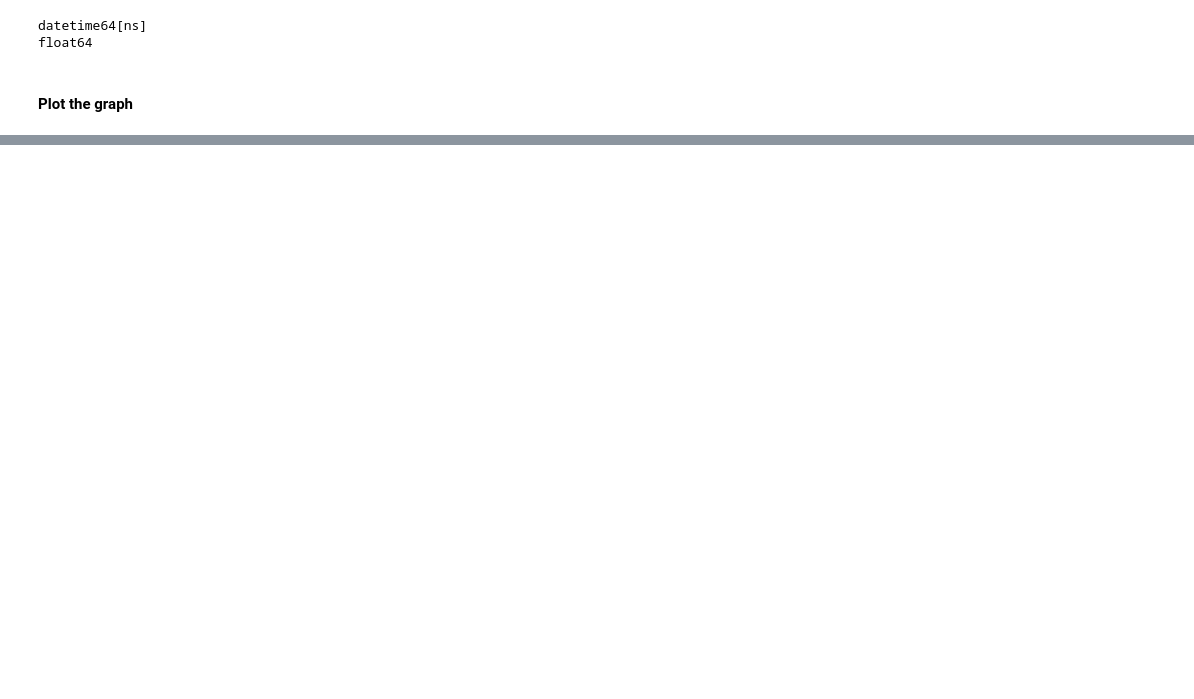
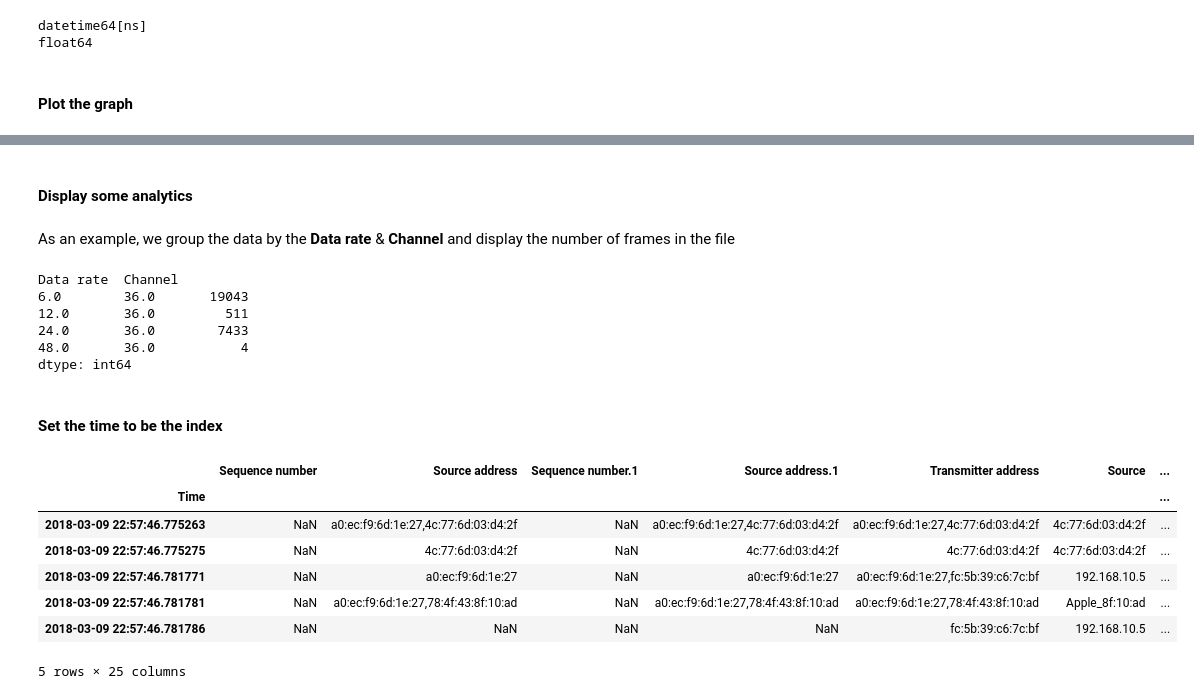
Before and after one commit to alokswaincontact/cisco_hackathon_2018, a Jupyter notebook: Cisco ML Hackathon 2018.ipynb, the cells around one changed output, grey strips where cells are left out. Drawn from its saved outputs; the diff is of its cells as text; code cells hidden in the pictures; blank space fills up the shorter version.

```diff
--- a/Cisco ML Hackathon 2018.ipynb
+++ b/Cisco ML Hackathon 2018.ipynb
@@ -152,3 +117,18 @@ data = [go.Scatter(x=df['Time'][0:500], y = df['Signal [dBm]'][0:500])]
 py.iplot(data)
 # %% [output]
 [interactive output not drawn]
+# %% [markdown]
+#### Display some analytics
+# %% [markdown]
+As an example, we group the data by the **Data rate** & **Channel** and display the number of frames in the file
+# %%
+df.groupby(['Data rate', 'Channel']).size()
+# %% [output]
+Data rate  Channel
+6.0        36.0       19043
+12.0       36.0         511
+24.0       36.0        7433
+48.0       36.0           4
+dtype: int64
+# %% [markdown]
+#### Set the time to be the index
@@ -154,0 +137,11 @@ py.iplot(data)
+# %%
+df.head()
+# %% [output]
+|  | Sequence number | Source address | Sequence number.1 | Source address.1 | Transmitter address | Source | ... |
+| Time |  |  |  |  |  |  | ... |
+| 2018-03-09 22:57:46.775263 | NaN | a0:ec:f9:6d:1e:27,4c:77:6d:03:d4:2f | NaN | a0:ec:f9:6d:1e:27,4c:77:6d:03:d4:2f | a0:ec:f9:6d:1e:27,4c:77:6d:03:d4:2f | 4c:77:6d:03:d4:2f | ... |
+| 2018-03-09 22:57:46.775275 | NaN | 4c:77:6d:03:d4:2f | NaN | 4c:77:6d:03:d4:2f | 4c:77:6d:03:d4:2f | 4c:77:6d:03:d4:2f | ... |
+| 2018-03-09 22:57:46.781771 | NaN | a0:ec:f9:6d:1e:27 | NaN | a0:ec:f9:6d:1e:27 | a0:ec:f9:6d:1e:27,fc:5b:39:c6:7c:bf | 192.168.10.5 | ... |
+| 2018-03-09 22:57:46.781781 | NaN | a0:ec:f9:6d:1e:27,78:4f:43:8f:10:ad | NaN | a0:ec:f9:6d:1e:27,78:4f:43:8f:10:ad | a0:ec:f9:6d:1e:27,78:4f:43:8f:10:ad | Apple_8f:10:ad | ... |
+| 2018-03-09 22:57:46.781786 | NaN | NaN | NaN | NaN | fc:5b:39:c6:7c:bf | 192.168.10.5 | ... |
+5 rows × 25 columns
```
Also changed, not shown: parts of 29 cells of this notebook, 2 other files.
